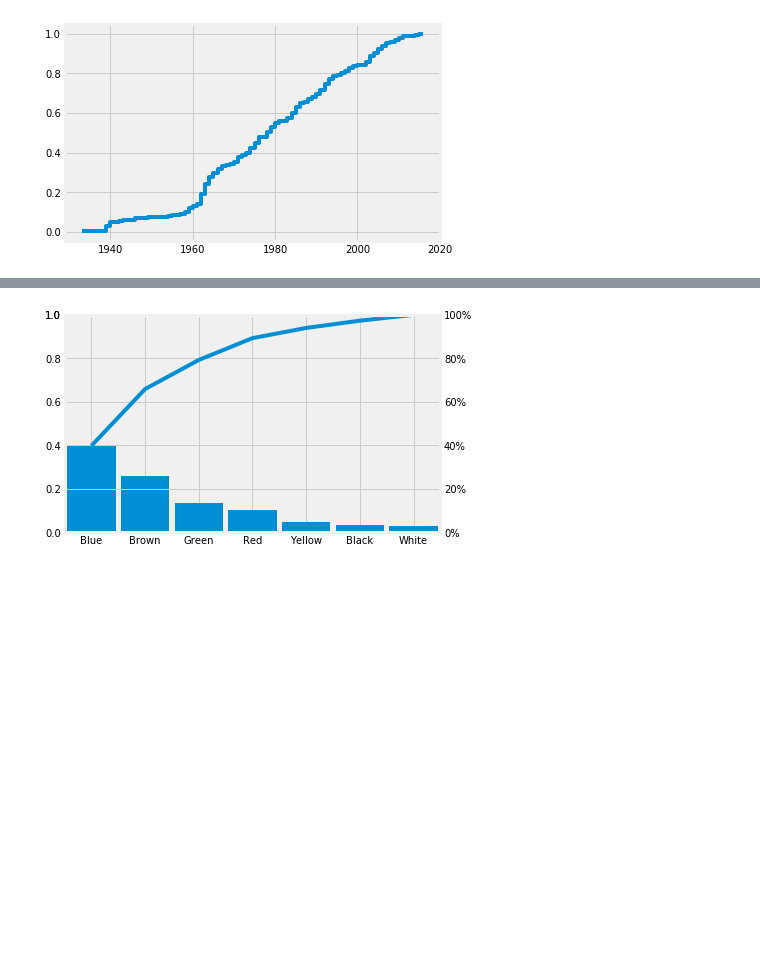
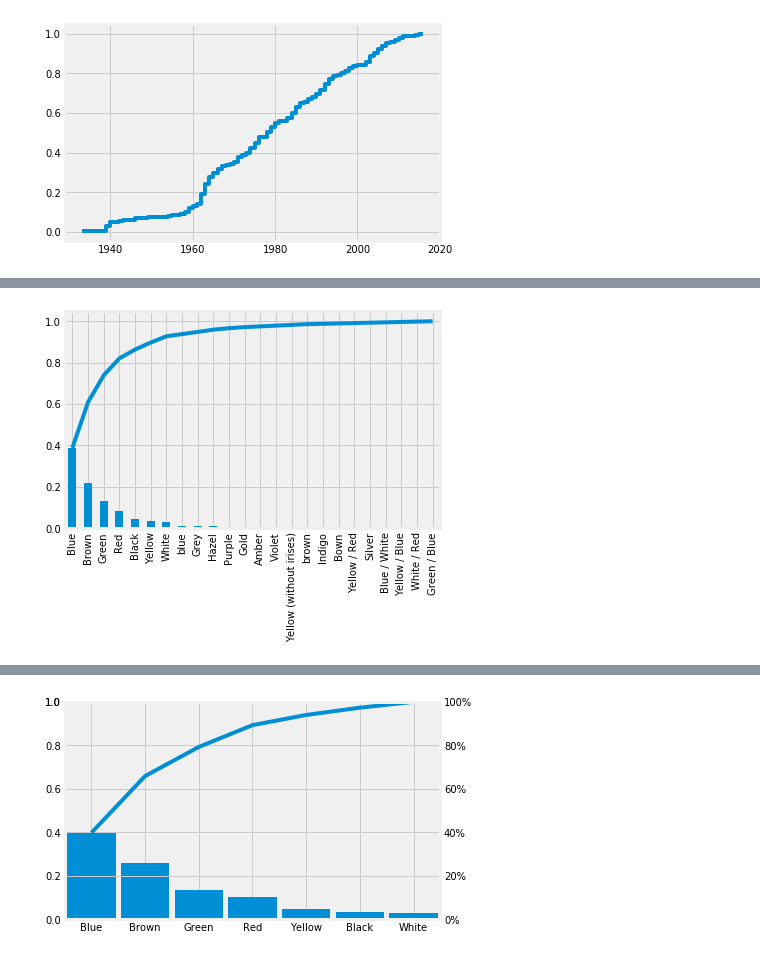
Before and after one commit to dariomalchiodi/superhero-datascience, a Jupyter notebook: content/L03-Dati_e_frequenze.ipynb, the cells around one changed output, grey strips where cells are left out. Drawn from its saved outputs; the diff is of its cells as text; code cells hidden in the pictures; blank space fills up the shorter version.

```diff
--- a/content/L03-Dati_e_frequenze.ipynb
+++ b/content/L03-Dati_e_frequenze.ipynb
@@ -564,0 +578,12 @@ pareto(common_color_data.value_counts(normalize=True))
+# %%
+def my_pareto(data, threshold=0.02, renormalize=False):
+    freq = data.value_counts(normalize=True)
+    freq = freq[freq > threshold]
+    if renormalize:
+        freq = freq / sum(freq)
+    freq.cumsum().plot()
+    freq.plot.bar()
+
+my_pareto(heroes['Eye color'], threshold=0)
+# %% [output]
+[figure, added]
```
Also changed, not shown: parts of 13 cells of this notebook.
